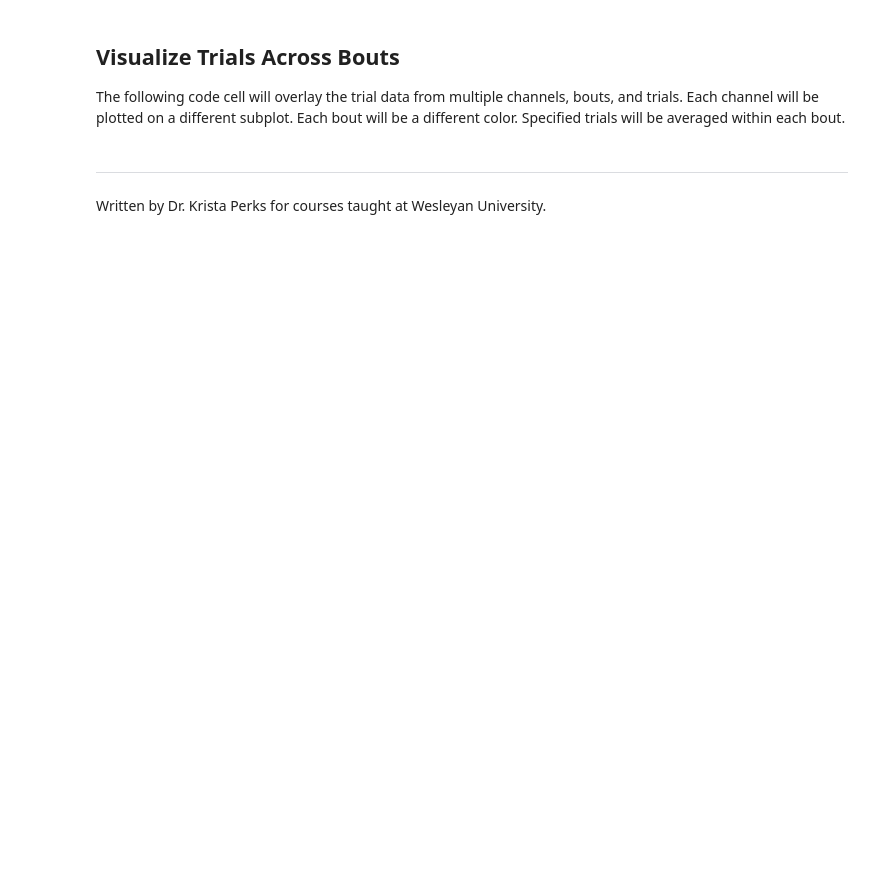
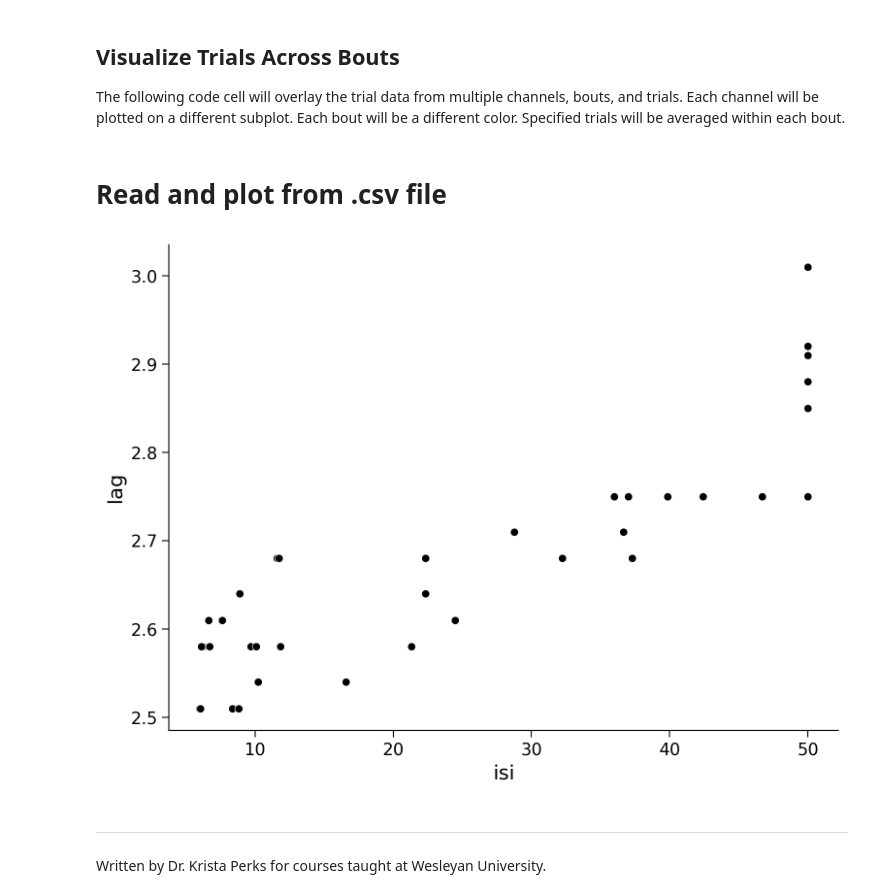
Before and after one commit to neurologic/Neurophysiology-Lab, a Jupyter notebook: modules/earthworm-giant-fiber-cv/Data-Explorer_earthworm-giant-fiber-cv.ipynb, the cells around one changed output. Cells and saved outputs as stored; diff of their text form; code cells hidden in the pictures; blank space fills up the shorter version.

Commit message:
edits to earthworm cv data explorer

```diff
--- a/modules/earthworm-giant-fiber-cv/Data-Explorer_earthworm-giant-fiber-cv.ipynb
+++ b/modules/earthworm-giant-fiber-cv/Data-Explorer_earthworm-giant-fiber-cv.ipynb
@@ -479,6 +553,22 @@ if len(channel_list)==1:
     ax.xaxis.set_minor_locator(AutoMinorLocator(10))
     ax.grid(which='major', color='gray', linestyle='-')
     ax.grid(which='minor', color='gray', linestyle=':')
+# %% [markdown]
+# Read and plot from .csv file
+# %%
+#@title {display-mode:"form"}
+
+#@markdown Speficy the filepath to a csv file
+filepath = '/Users/kperks/Documents/Teaching/Neurophysiology-Lab/modules/earthworm-giant-fiber-cv/LGF-cv-isi.csv' #@param
+#@markdown Speficy the header name of the column you want for your x points
+x_column = 'isi' #@param
+#@markdown Speficy the header name of the column you want for your y points
+y_column = 'lag' #@param
+
+df = pd.read_csv(filepath)
+sns.scatterplot(x=x_column,y=y_column,data=df,color='black');
+# %% [output]
+[figure, added]
 # %% [markdown]
 <hr>
 Written by Dr. Krista Perks for courses taught at Wesleyan University.
```
Also changed, not shown: parts of 5 cells of this notebook, 4 other files.
